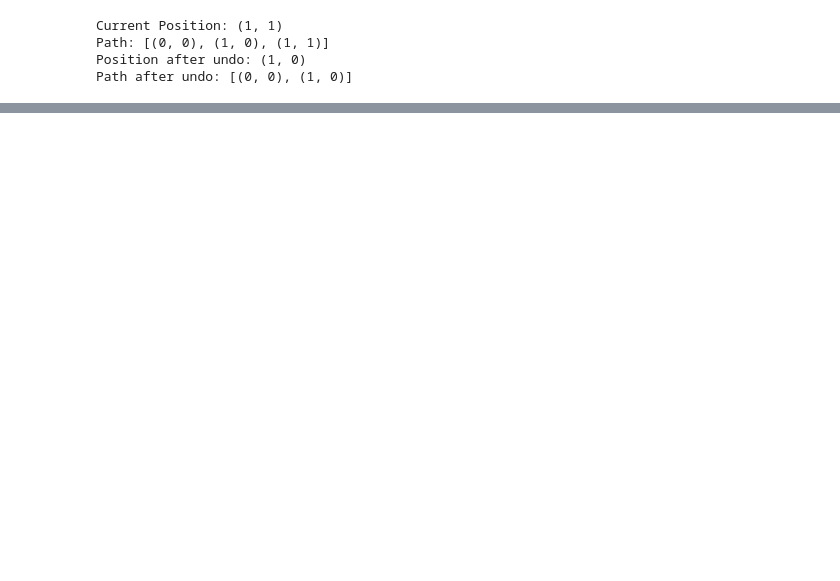
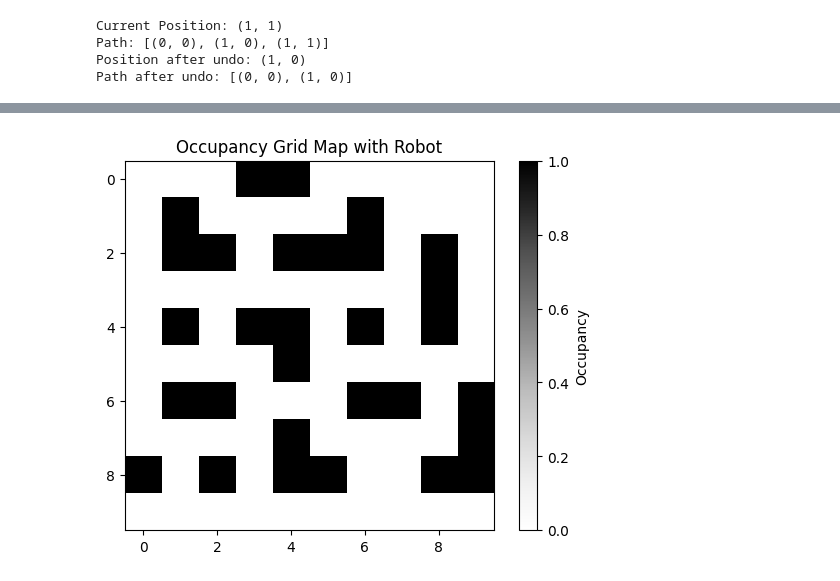
Before and after one commit to vkjadon/ros2, a Jupyter notebook: ds_robot.ipynb, the cells around one changed output, grey strips where cells are left out. Cells and saved outputs as stored; diff of their text form; code cells hidden in the pictures; blank space fills up the shorter version.

```diff
--- a/ds_robot.ipynb
+++ b/ds_robot.ipynb
@@ -289,0 +527,16 @@ Path after undo: [(0, 0), (1, 0)]
+# %%
+# Define the robot's starting position
+robot_position = [0, 0]  # Top-left corner
+
+def display_grid_with_robot(grid_map, robot_position):
+    grid_with_robot = grid_map.copy()
+    # grid_with_robot[robot_position[0], robot_position[1]] = 0.5  # Represent robot as 0.5
+    plt.imshow(grid_with_robot, cmap='Greys', origin='upper')
+    plt.colorbar(label="Occupancy")
+    plt.title("Occupancy Grid Map with Robot")
+    plt.show()
+
+# Display the grid with the robot
+display_grid_with_robot(occupancy_grid_map, robot_position)
+# %% [output]
+[figure, added]
```
Also changed, not shown: parts of 8 cells of this notebook.
